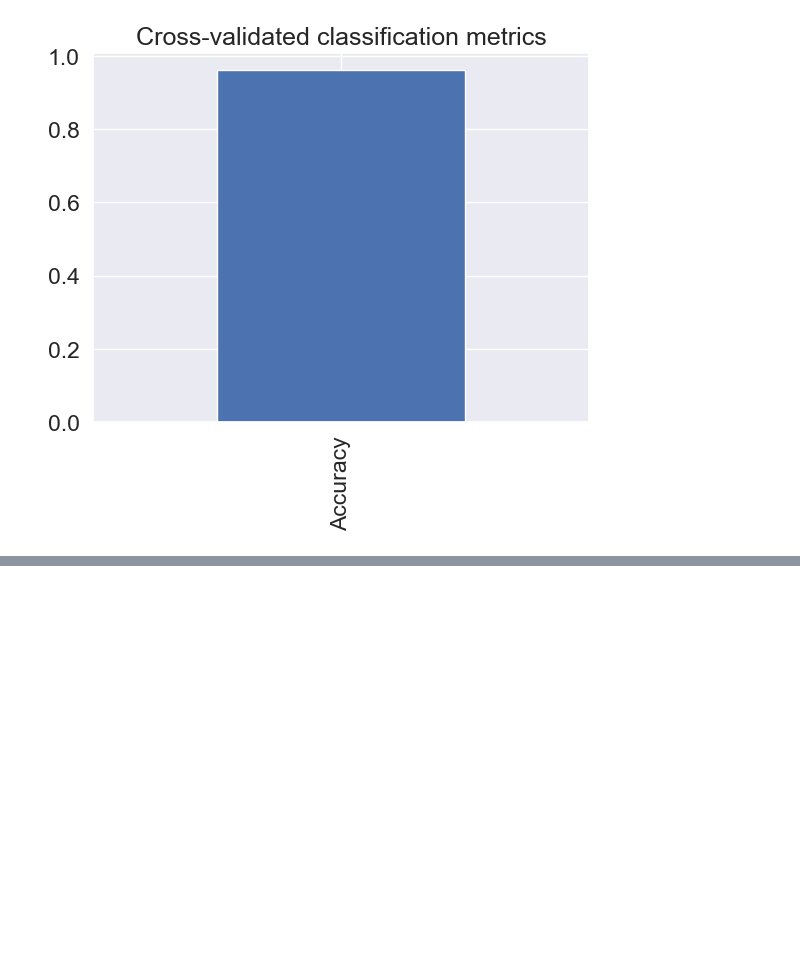
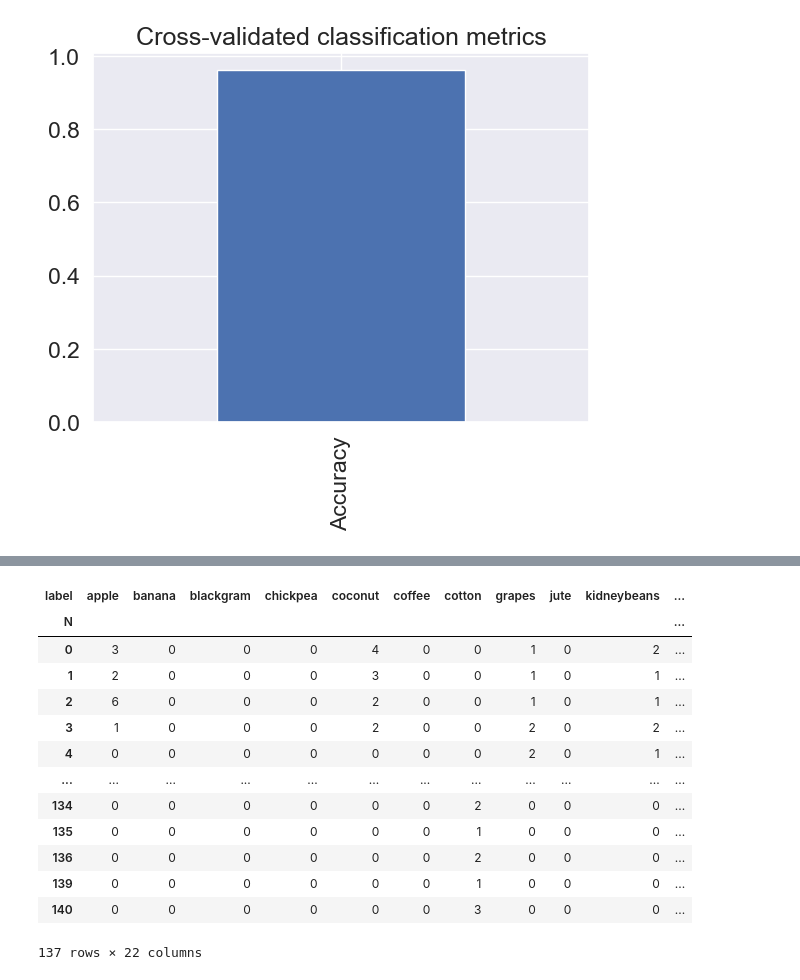
Before and after one commit to InflixOP/Smart-Agriculture-Advisory-System, a Jupyter notebook: Smart_Agriculture_System.ipynb, the cells around one changed output, grey strips where cells are left out. Saved outputs shown, nothing was run; the diff lists cells and outputs as text; code cells hidden in the pictures; blank space fills up the shorter version.

```diff
--- a/Smart_Agriculture_System.ipynb
+++ b/Smart_Agriculture_System.ipynb
@@ -671,0 +728,17 @@ cv_metrics.T.plot.bar(title="Cross-validated classification metrics",
+# %%
+pd.crosstab(df["N"], df["label"])
+# %% [output]
+| label | apple | banana | blackgram | chickpea | coconut | coffee | cotton | grapes | jute | kidneybeans | ... |
+| N |  |  |  |  |  |  |  |  |  |  | ... |
+| 0 | 3 | 0 | 0 | 0 | 4 | 0 | 0 | 1 | 0 | 2 | ... |
+| 1 | 2 | 0 | 0 | 0 | 3 | 0 | 0 | 1 | 0 | 1 | ... |
+| 2 | 6 | 0 | 0 | 0 | 2 | 0 | 0 | 1 | 0 | 1 | ... |
+| 3 | 1 | 0 | 0 | 0 | 2 | 0 | 0 | 2 | 0 | 2 | ... |
+| 4 | 0 | 0 | 0 | 0 | 0 | 0 | 0 | 2 | 0 | 1 | ... |
+| ... | ... | ... | ... | ... | ... | ... | ... | ... | ... | ... | ... |
+| 134 | 0 | 0 | 0 | 0 | 0 | 0 | 2 | 0 | 0 | 0 | ... |
+| 135 | 0 | 0 | 0 | 0 | 0 | 0 | 1 | 0 | 0 | 0 | ... |
+| 136 | 0 | 0 | 0 | 0 | 0 | 0 | 2 | 0 | 0 | 0 | ... |
+| 139 | 0 | 0 | 0 | 0 | 0 | 0 | 1 | 0 | 0 | 0 | ... |
+| 140 | 0 | 0 | 0 | 0 | 0 | 0 | 3 | 0 | 0 | 0 | ... |
+137 rows × 22 columns
```
Also changed, not shown: parts of 7 cells of this notebook.
